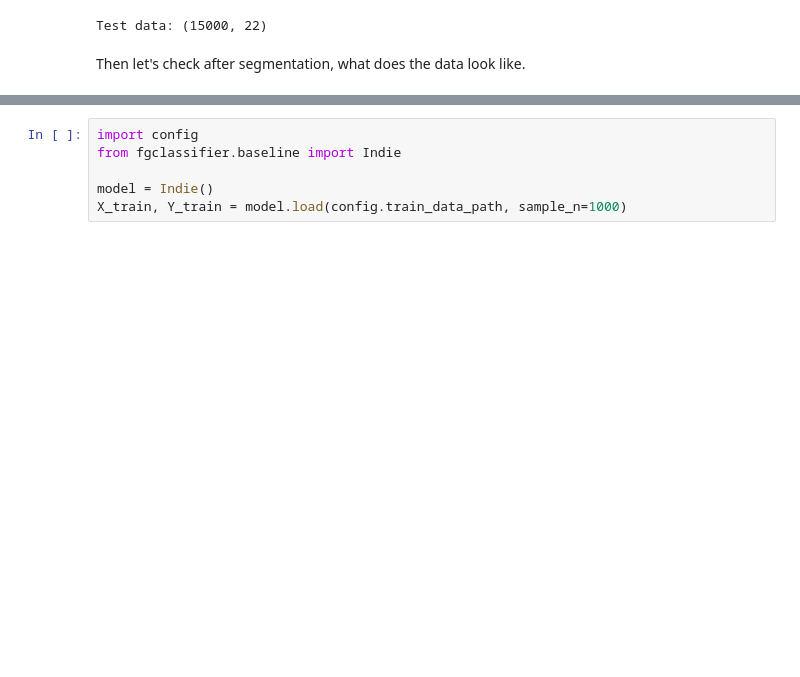
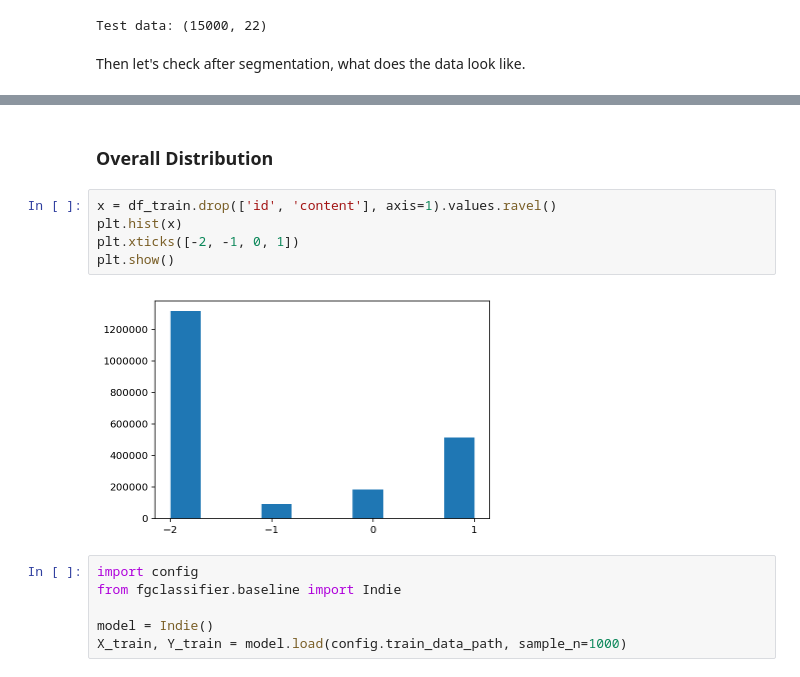
Before and after one commit to ktmud/fsauor2018, a Jupyter notebook: 1_Feature Engineering.ipynb, the cells around one changed output, grey strips where cells are left out. Saved outputs shown, nothing was run; the diff lists cells and outputs as text; blank space fills up the shorter version.

```diff
--- a/1_Feature Engineering.ipynb
+++ b/1_Feature Engineering.ipynb
@@ -120,3 +163,12 @@ plt.show()
+# %% [markdown]
+### Overall Distribution
+# %%
+x = df_train.drop(['id', 'content'], axis=1).values.ravel()
+plt.hist(x)
+plt.xticks([-2, -1, 0, 1])
+plt.show()
+# %% [output]
+[figure, added]
 # %%
 import config
 from fgclassifier.baseline import Indie
```
Also changed, not shown: parts of 12 cells of this notebook, 7 other files.
